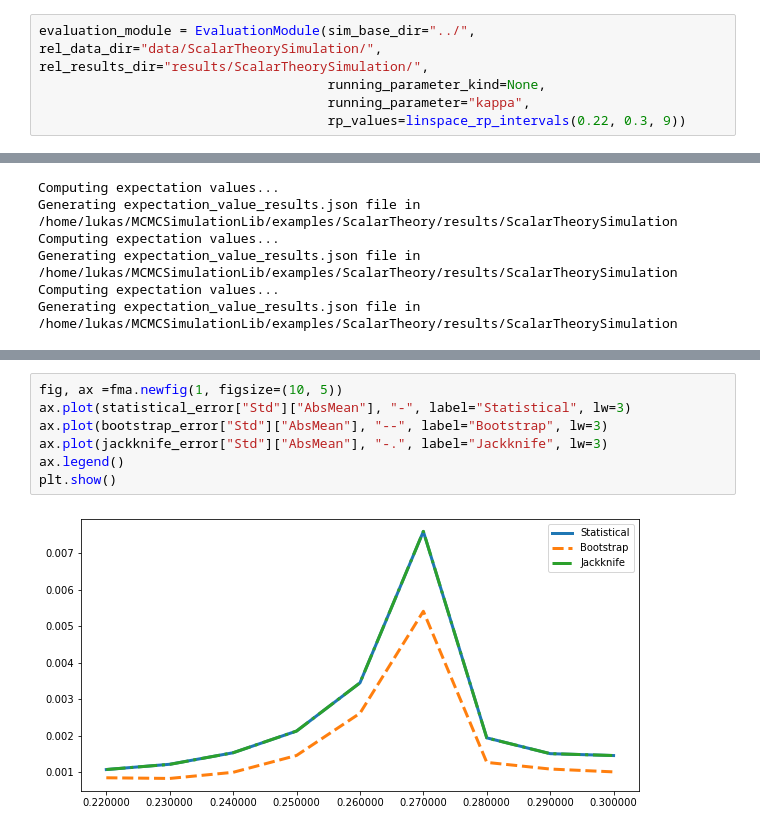
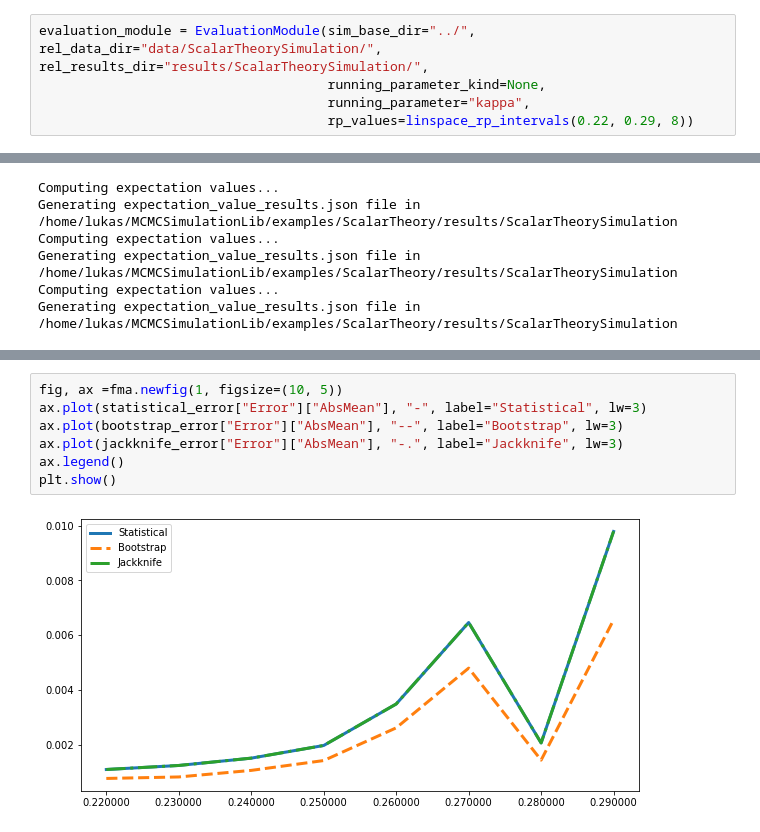
Before and after one commit to statphysandml/MCMCSimulationLib, a Jupyter notebook: examples/ScalarTheory/jupyter_notebooks/scalar_theory_error_comparison.ipynb, the cells around one changed output, grey strips where cells are left out. Cells and saved outputs as stored; diff of their text form.

```diff
--- a/examples/ScalarTheory/jupyter_notebooks/scalar_theory_error_comparison.ipynb
+++ b/examples/ScalarTheory/jupyter_notebooks/scalar_theory_error_comparison.ipynb
@@ -13,7 +13,7 @@ from mcmctools.mcmc.evaluation_module import EvaluationModule
 evaluation_module = EvaluationModule(sim_base_dir="../", rel_data_dir="data/ScalarTheorySimulation/", rel_results_dir="results/ScalarTheorySimulation/",
                                      running_parameter_kind=None,
                                      running_parameter="kappa",
-                                     rp_values=linspace_rp_intervals(0.22, 0.3, 9))
+                                     rp_values=linspace_rp_intervals(0.22, 0.29, 8))
 # %%
 evaluation_module.compute_expectation_values(measures=["Mean", "AbsMean", "SecondMoment", "Action"], error_type="statistical")
 statistical_error = evaluation_module.computed_expectation_values
@@ -85,11 +82,11 @@ plt.show()
 # %%
 fig, ax =fma.newfig(1, figsize=(10, 5))
-ax.plot(statistical_error["Std"]["AbsMean"], "-", label="Statistical", lw=3)
-ax.plot(bootstrap_error["Std"]["AbsMean"], "--", label="Bootstrap", lw=3)
-ax.plot(jackknife_error["Std"]["AbsMean"], "-.", label="Jackknife", lw=3)
+ax.plot(statistical_error["Error"]["AbsMean"], "-", label="Statistical", lw=3)
+ax.plot(bootstrap_error["Error"]["AbsMean"], "--", label="Bootstrap", lw=3)
+ax.plot(jackknife_error["Error"]["AbsMean"], "-.", label="Jackknife", lw=3)
 ax.legend()
 plt.show()
 # %% [output]
-[figure, old version]
+[figure, new version]
 # %%
 fig, ax =fma.newfig(1, figsize=(10, 5))
```
Also changed, not shown: parts of 6 cells of this notebook, 30 other files.
